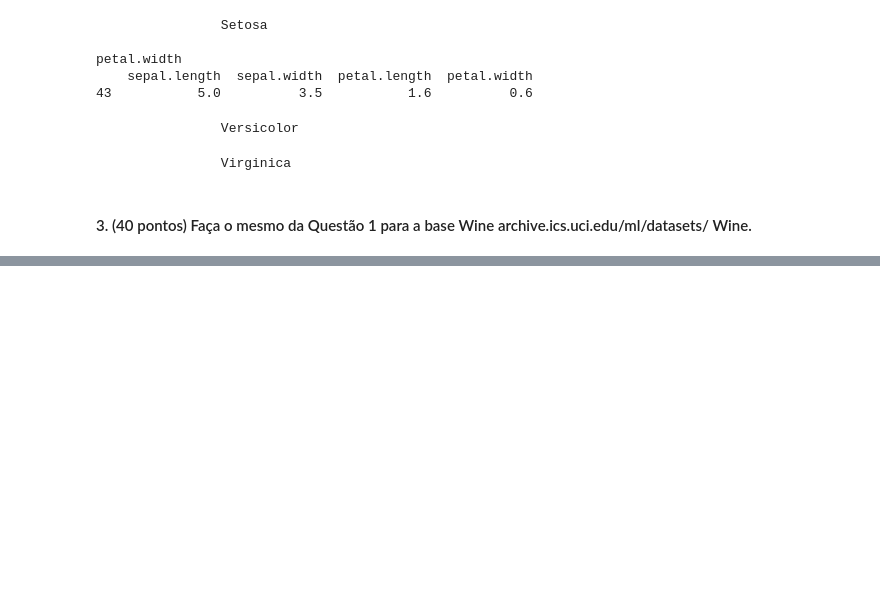
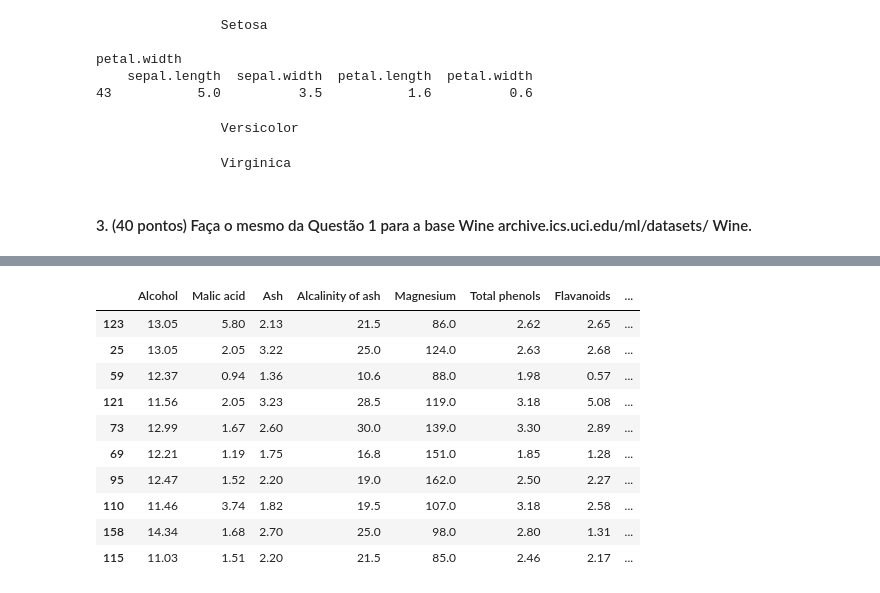
Before and after one commit to yuriresendematias/Aprendizagem-de-Maquina, a Jupyter notebook: Semana 4/Atividade4.ipynb, the cells around one changed output, grey strips where cells are left out. Drawn from its saved outputs; the diff is of its cells as text; code cells hidden in the pictures; blank space fills up the shorter version.

```diff
--- a/Semana 4/Atividade4.ipynb
+++ b/Semana 4/Atividade4.ipynb
@@ -1089,0 +1349,3 @@ for i in data_vir:
+# %%
+for i in data:
+    print("75º percentil da caracteristica", i, '=', data[i].quantile(0.75))
@@ -1089,0 +1368,3 @@ for i in data_vir:
+# %%
+for i in data:
+    print("90º percentil da caracteristica", i, '=', data[i].quantile(0.9))
@@ -1089,0 +1387,3 @@ for i in data_vir:
+# %%
+for i in data:
+    print("distancia interquartil da caracteristica", i, '=', data[i].quantile(0.75) - data[i].quantile(0.25))
@@ -1089,0 +1406,17 @@ for i in data_vir:
+# %%
+out = []
+
+for i in data:
+    media = data[i].mean()
+    desvio = data[i].std()
+    indice = 0
+
+    for x in data[i]:
+        z = (x - media) / desvio
+
+        if(z < -3 or z > 3):
+            print('Exemplo', indice, 'caracteristica', i, '=', x)
+            if (not out.__contains__(indice)):
+                out.append(indice)
+
+        indice += 1
@@ -1089,0 +1435,14 @@ for i in data_vir:
+# %%
+data.iloc[out]
+# %% [output]
+|  | Alcohol | Malic acid | Ash | Alcalinity of ash | Magnesium | Total phenols | Flavanoids | ... |
+| 123 | 13.05 | 5.80 | 2.13 | 21.5 | 86.0 | 2.62 | 2.65 | ... |
+| 25 | 13.05 | 2.05 | 3.22 | 25.0 | 124.0 | 2.63 | 2.68 | ... |
+| 59 | 12.37 | 0.94 | 1.36 | 10.6 | 88.0 | 1.98 | 0.57 | ... |
+| 121 | 11.56 | 2.05 | 3.23 | 28.5 | 119.0 | 3.18 | 5.08 | ... |
+| 73 | 12.99 | 1.67 | 2.60 | 30.0 | 139.0 | 3.30 | 2.89 | ... |
+| 69 | 12.21 | 1.19 | 1.75 | 16.8 | 151.0 | 1.85 | 1.28 | ... |
+| 95 | 12.47 | 1.52 | 2.20 | 19.0 | 162.0 | 2.50 | 2.27 | ... |
+| 110 | 11.46 | 3.74 | 1.82 | 19.5 | 107.0 | 3.18 | 2.58 | ... |
+| 158 | 14.34 | 1.68 | 2.70 | 25.0 | 98.0 | 2.80 | 1.31 | ... |
+| 115 | 11.03 | 1.51 | 2.20 | 21.5 | 85.0 | 2.46 | 2.17 | ... |
```
Also changed, not shown: parts of 37 cells of this notebook, 2 other files.
